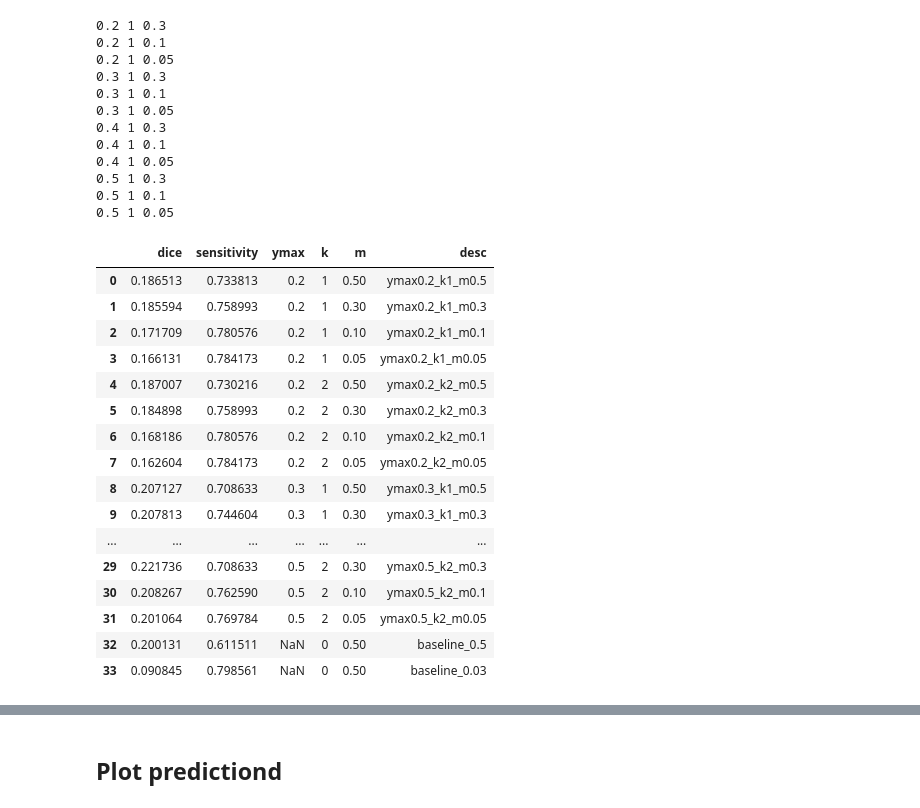
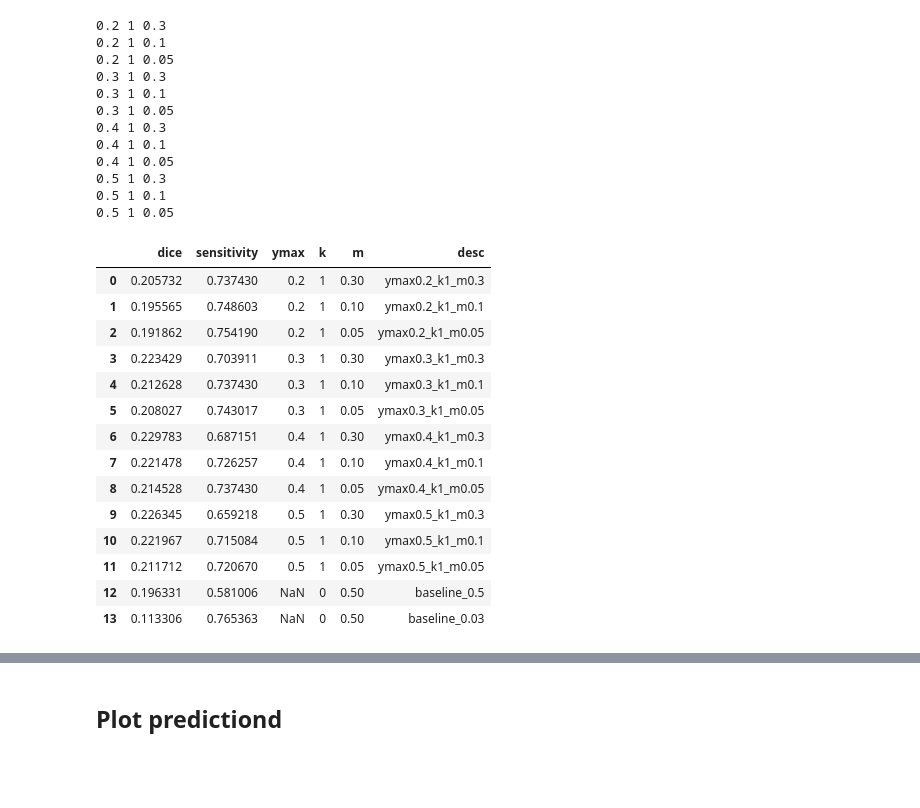
Before and after one commit to MELDProject/meld_graph, a Jupyter notebook: notebooks/threshold_predictions.ipynb, the cells around one changed output, grey strips where cells are left out. Cells and saved outputs as stored; diff of their text form; code cells hidden in the pictures; blank space fills up the shorter version.

```diff
--- a/notebooks/threshold_predictions.ipynb
+++ b/notebooks/threshold_predictions.ipynb
@@ -18,7 +19,8 @@ Setting EXPERIMENT_PATH to /rds/project/kw350/rds-kw350-meld/experiments_graph/c
 # %%
 # set model path
-model_name = '/rds/project/kw350/rds-kw350-meld/experiments_graph/kw350/23-03-07_QRYP_classification_distance_head/s_0'
-save_dirs = [os.path.join(model_name,f'fold_0{fold}', 'results') for fold in np.arange(5)]
+model_name = '/rds/project/kw350/rds-kw350-meld/experiments_graph/kw350/23-06-30_RQWV_raw_no_combat/s_0'
+# save_dirs = [os.path.join(model_name,f'fold_0{fold}', 'results') for fold in np.arange(5)]
+save_dirs = [os.path.join(model_name,f'fold_all', 'results')]
 pred_fname = 'predictions_trainval.hdf5'
 # %%
 # load cohort
@@ -220,22 +213,21 @@ thresholds = np.ones_like(thresholds)*0.03
 cur_dice, cur_sens = get_scores(subjects_dict, thresholds)
 res.append({'dice': cur_dice, 'sensitivity': cur_sens, 'k':0, 'm':0.5, 'desc':'baseline_0.03'})
 # %%
-pd.DataFrame(res)
+df = pd.DataFrame(res)
+df
 # %% [output]
 |  | dice | sensitivity | ymax | k | m | desc |
-| 0 | 0.186513 | 0.733813 | 0.2 | 1 | 0.50 | ymax0.2_k1_m0.5 |
-| 1 | 0.185594 | 0.758993 | 0.2 | 1 | 0.30 | ymax0.2_k1_m0.3 |
-| 2 | 0.171709 | 0.780576 | 0.2 | 1 | 0.10 | ymax0.2_k1_m0.1 |
-| 3 | 0.166131 | 0.784173 | 0.2 | 1 | 0.05 | ymax0.2_k1_m0.05 |
-| 4 | 0.187007 | 0.730216 | 0.2 | 2 | 0.50 | ymax0.2_k2_m0.5 |
-| 5 | 0.184898 | 0.758993 | 0.2 | 2 | 0.30 | ymax0.2_k2_m0.3 |
-| 6 | 0.168186 | 0.780576 | 0.2 | 2 | 0.10 | ymax0.2_k2_m0.1 |
-| 7 | 0.162604 | 0.784173 | 0.2 | 2 | 0.05 | ymax0.2_k2_m0.05 |
-| 8 | 0.207127 | 0.708633 | 0.3 | 1 | 0.50 | ymax0.3_k1_m0.5 |
-| 9 | 0.207813 | 0.744604 | 0.3 | 1 | 0.30 | ymax0.3_k1_m0.3 |
-| ... | ... | ... | ... | ... | ... | ... |
-| 29 | 0.221736 | 0.708633 | 0.5 | 2 | 0.30 | ymax0.5_k2_m0.3 |
-| 30 | 0.208267 | 0.762590 | 0.5 | 2 | 0.10 | ymax0.5_k2_m0.1 |
-| 31 | 0.201064 | 0.769784 | 0.5 | 2 | 0.05 | ymax0.5_k2_m0.05 |
-| 32 | 0.200131 | 0.611511 | NaN | 0 | 0.50 | baseline_0.5 |
-| 33 | 0.090845 | 0.798561 | NaN | 0 | 0.50 | baseline_0.03 |
+| 0 | 0.205732 | 0.737430 | 0.2 | 1 | 0.30 | ymax0.2_k1_m0.3 |
+| 1 | 0.195565 | 0.748603 | 0.2 | 1 | 0.10 | ymax0.2_k1_m0.1 |
+| 2 | 0.191862 | 0.754190 | 0.2 | 1 | 0.05 | ymax0.2_k1_m0.05 |
+| 3 | 0.223429 | 0.703911 | 0.3 | 1 | 0.30 | ymax0.3_k1_m0.3 |
+| 4 | 0.212628 | 0.737430 | 0.3 | 1 | 0.10 | ymax0.3_k1_m0.1 |
+| 5 | 0.208027 | 0.743017 | 0.3 | 1 | 0.05 | ymax0.3_k1_m0.05 |
+| 6 | 0.229783 | 0.687151 | 0.4 | 1 | 0.30 | ymax0.4_k1_m0.3 |
+| 7 | 0.221478 | 0.726257 | 0.4 | 1 | 0.10 | ymax0.4_k1_m0.1 |
+| 8 | 0.214528 | 0.737430 | 0.4 | 1 | 0.05 | ymax0.4_k1_m0.05 |
+| 9 | 0.226345 | 0.659218 | 0.5 | 1 | 0.30 | ymax0.5_k1_m0.3 |
+| 10 | 0.221967 | 0.715084 | 0.5 | 1 | 0.10 | ymax0.5_k1_m0.1 |
+| 11 | 0.211712 | 0.720670 | 0.5 | 1 | 0.05 | ymax0.5_k1_m0.05 |
+| 12 | 0.196331 | 0.581006 | NaN | 0 | 0.50 | baseline_0.5 |
+| 13 | 0.113306 | 0.765363 | NaN | 0 | 0.50 | baseline_0.03 |
```
Also changed, not shown: parts of 11 cells of this notebook, 1 other file.
